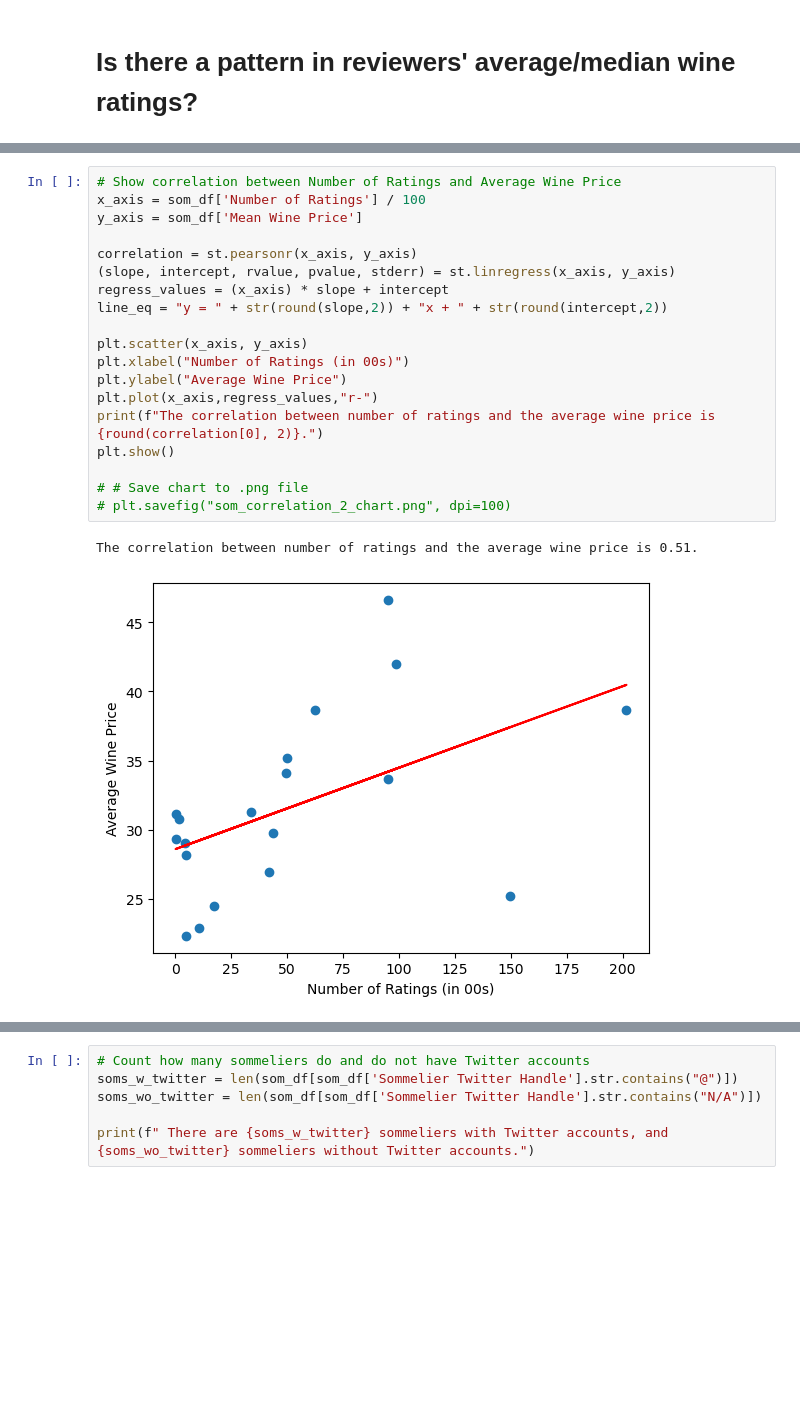
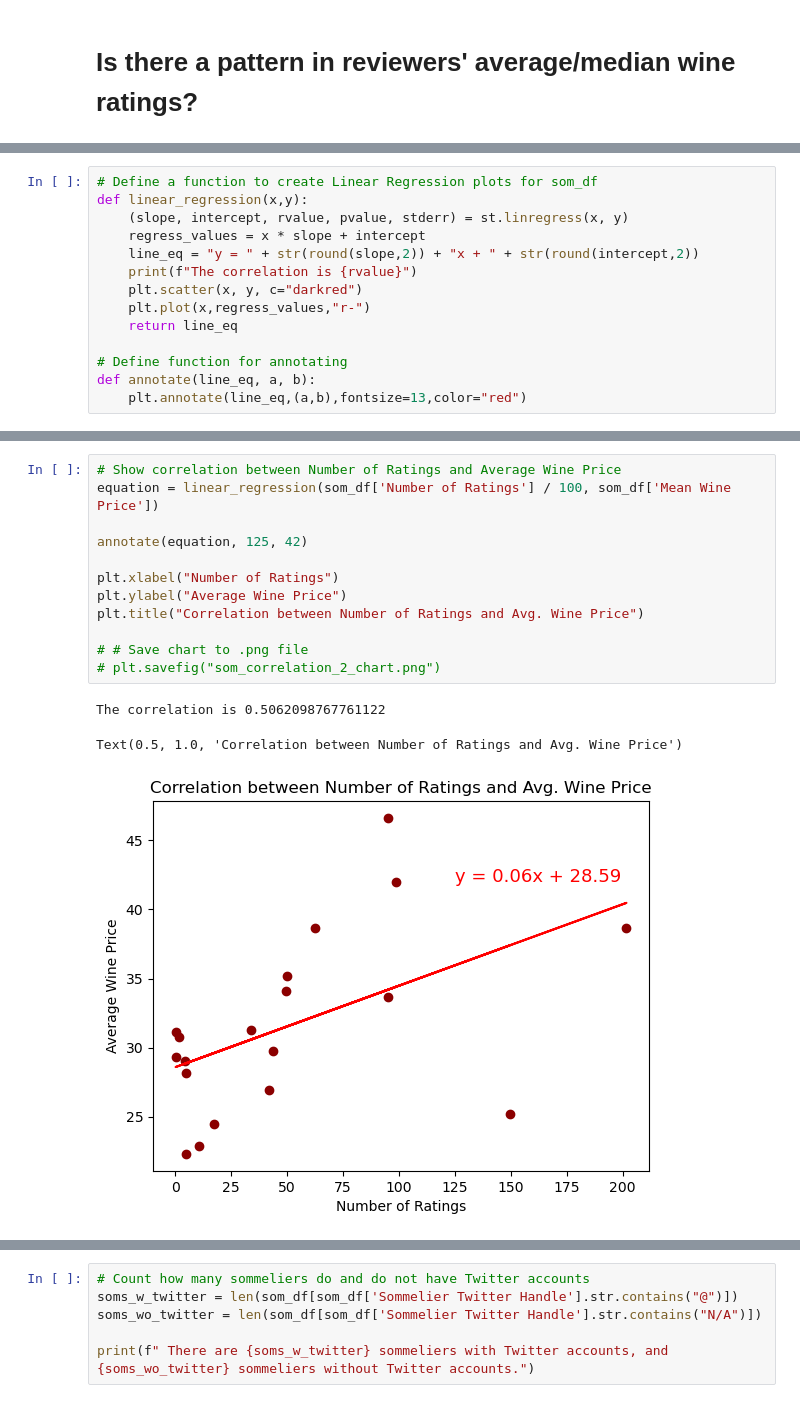
Before and after one commit to ParedesA/p1big_data_bandits, a Jupyter notebook: el_wine_questions.ipynb, the cells around one changed output, grey strips where cells are left out. Saved outputs shown, nothing was run; the diff lists cells and outputs as text; blank space fills up the shorter version.

Commit message:
Roger Voss correlation and written analyses

```diff
--- a/el_wine_questions.ipynb
+++ b/el_wine_questions.ipynb
@@ -253,2 +266,16 @@ plt.ylabel("Wine Price")
+# %%
+# Define a function to create Linear Regression plots for som_df
+def linear_regression(x,y):
+    (slope, intercept, rvalue, pvalue, stderr) = st.linregress(x, y)
+    regress_values = x * slope + intercept
+    line_eq = "y = " + str(round(slope,2)) + "x + " + str(round(intercept,2))
+    print(f"The correlation is {rvalue}")
+    plt.scatter(x, y, c="darkred")
+    plt.plot(x,regress_values,"r-")
+    return line_eq
+
+# Define function for annotating
+def annotate(line_eq, a, b):
+    plt.annotate(line_eq,(a,b),fontsize=13,color="red")
 # %%
 # Show correlation between Number of Ratings and Average Wine Rating
@@ -276,22 +296,16 @@ The correlation between number of ratings and the average wine rating is 0.28.
 # %%
 # Show correlation between Number of Ratings and Average Wine Price
-x_axis = som_df['Number of Ratings'] / 100
-y_axis = som_df['Mean Wine Price']
+equation = linear_regression(som_df['Number of Ratings'] / 100, som_df['Mean Wine Price'])
 
-correlation = st.pearsonr(x_axis, y_axis)
-(slope, intercept, rvalue, pvalue, stderr) = st.linregress(x_axis, y_axis)
-regress_values = (x_axis) * slope + intercept
-line_eq = "y = " + str(round(slope,2)) + "x + " + str(round(intercept,2))
+annotate(equation, 125, 42)
 
-plt.scatter(x_axis, y_axis)
-plt.xlabel("Number of Ratings (in 00s)")
+plt.xlabel("Number of Ratings")
 plt.ylabel("Average Wine Price")
-plt.plot(x_axis,regress_values,"r-")
-print(f"The correlation between number of ratings and the average wine price is {round(correlation[0], 2)}.")
-plt.show()
+plt.title("Correlation between Number of Ratings and Avg. Wine Price")
 
 # # Save chart to .png file
-# plt.savefig("som_correlation_2_chart.png", dpi=100)
+# plt.savefig("som_correlation_2_chart.png")
 # %% [output]
-The correlation between number of ratings and the average wine price is 0.51.
+The correlation is 0.5062098767761122
+Text(0.5, 1.0, 'Correlation between Number of Ratings and Avg. Wine Price')
-[figure, old version]
+[figure, new version]
```
Also changed, not shown: parts of 23 cells of this notebook.
